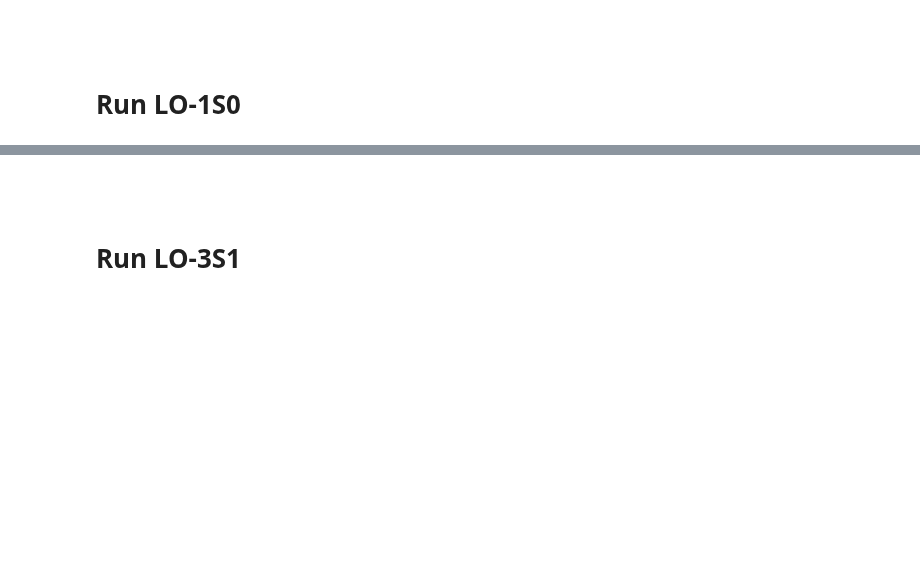
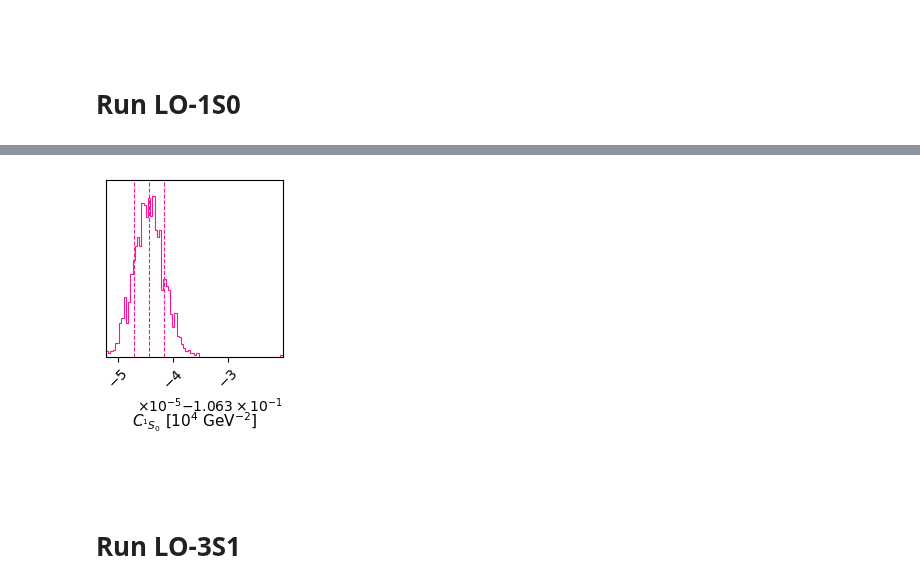
Before and after one commit to Lvetto/lmd_forza_nucleare, a Jupyter notebook: plots.ipynb, the cells around one changed output, grey strips where cells are left out. Saved outputs shown, nothing was run; the diff lists cells and outputs as text; code cells hidden in the pictures; blank space fills up the shorter version.

```diff
--- a/plots.ipynb
+++ b/plots.ipynb
@@ -100,3 +161,51 @@ def process_chain(full_chain, discard=0, thin=1, flat=False):
+# %%
+# Disegniamo il corner plot triviale:
+
+flat_samples = process_chain(LO_1S0_chain, discard=discard_LO_1S0, thin=thin_LO_1S0, flat=True)
+
+fig = plt.figure(figsize=(3*ndim_LO_1S0, 3*ndim_LO_1S0))
+
+corner_fig = corner.corner(
+    flat_samples,
+    labels=param_names_LO_1S0,
+    show_titles=False, # Impostiamo False per non litigare con le cifre significative nei titoli. [OPINABILE]
+    # Purtroppo, non c'è neppure modo di litigare con le cifre significative delle ticks, che lasciamo di default.
+    title_fmt=".4f",
+    title_kwargs={"fontsize": 12},
+    fig=fig,
+    plot_datapoints=True,
+    bins=80,
+    smooth=2.0,
+    #smooth1d=1.0, # Personalmente non mi piace [OPINABILE]
+    color="deeppink",
+    data_kwargs={
+        "color": "lightgray",
+        "alpha": 0.7, # (default 0.1)
+        "ms": 2.0 # Diametro dei datapoints (default 2)
+    },
+    max_n_ticks=4,
+    quantiles=[0.16, 0.5, 0.84], # Nei diagonali, sono le linee trattegiate verticali
+    levels=(0.68, 0.95), # Nei non-diagonali, sono le linee di livello continue
+    label_kwargs={"fontsize": 11}, # Non vedo nessuna differenza nel cambiare il labelpad(?)
+    hist_kwargs={"linewidth": 0.8}, # Spessore della cresta dell'istogramma (default 1)
+    contour_kwargs={"linewidths": 0.8}, # Spessore delle curve di livello (default 1)
+    use_math_text=False, # Se True, permette di usare la notazione scientifica nelle ticks
+    #plot_contours=True, # Soppresso se scegliamo i levels manualmente
+    #fill_contours=True, # Riempie le curve di livello
+    #plot_density=True, # Già true di default
+)
+
+# Routine per cambiare lo spessore delle linee trattegiate verticali dei diagonali:
+for ax in np.array(corner_fig.axes):
+    for line in ax.lines:
+        if line.get_linestyle() == "--":
+            line.set_linewidth(0.8)
+
+#fig.suptitle(r"Corner Plot per LO - $^1S_0$", fontsize=16)
+#fig.savefig("figures/corner_LO_1S0.pdf", format="pdf", dpi=300, bbox_inches="tight")
+plt.show()
+# %% [output]
+[figure, added]
 # %% [markdown]
 #
 # %% [markdown]
```
Also changed, not shown: parts of 27 cells of this notebook, 18 other files.
